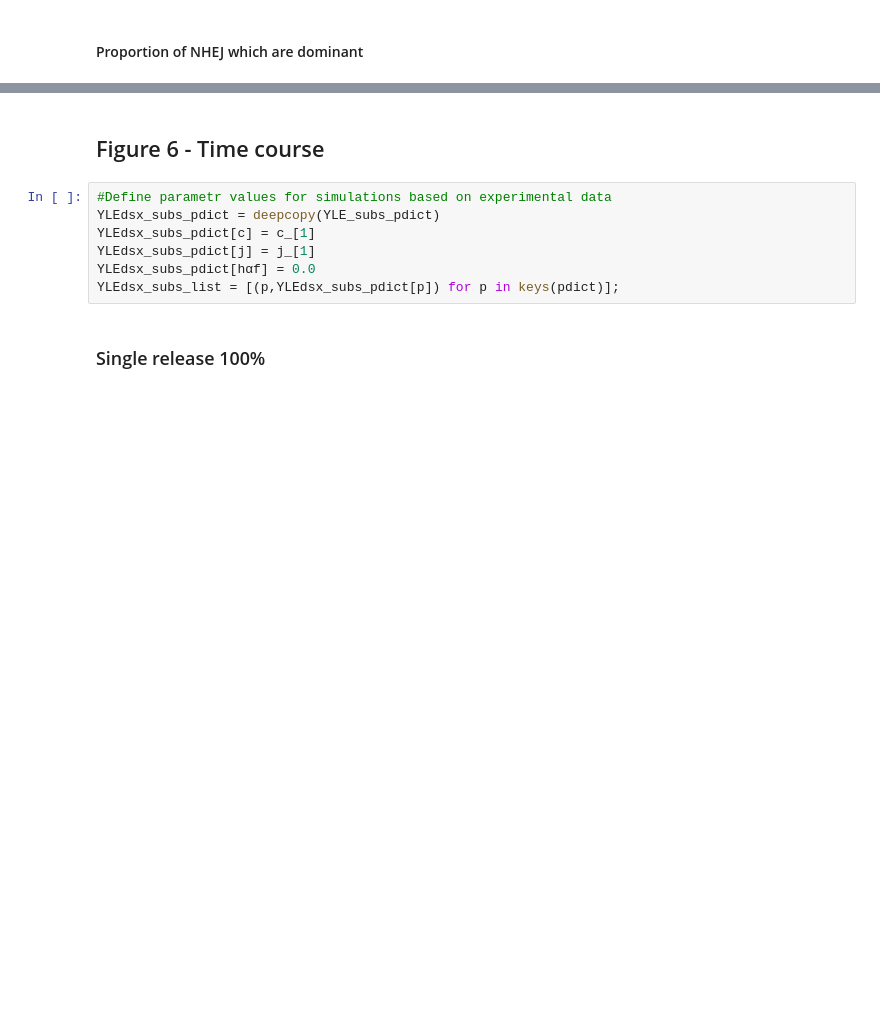
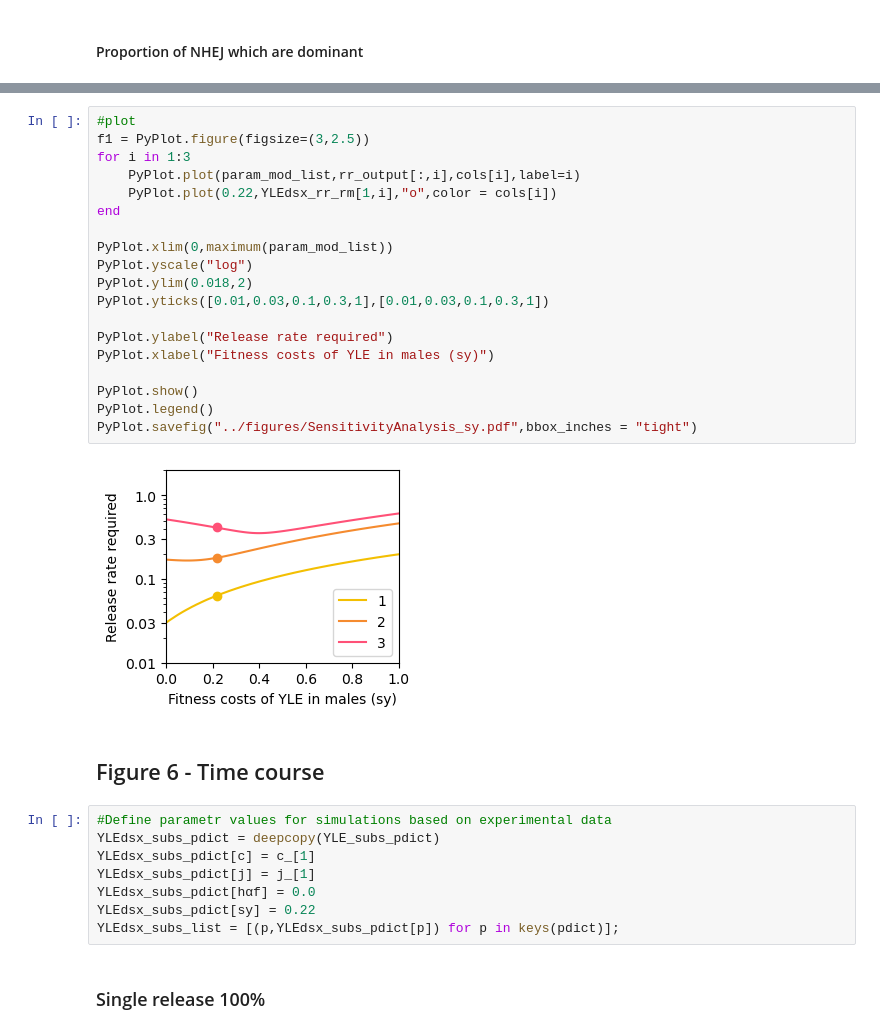
Before and after one commit to KatieWillis/YLESimulator, a Jupyter notebook: YLEScript.ipynb, the cells around one changed output, grey strips where cells are left out. Saved outputs shown, nothing was run; the diff lists cells and outputs as text; blank space fills up the shorter version.

```diff
--- a/YLEScript.ipynb
+++ b/YLEScript.ipynb
@@ -701,3 +761,24 @@ PyPlot.show()
+# %%
+#plot
+f1 = PyPlot.figure(figsize=(3,2.5))
+for i in 1:3
+    PyPlot.plot(param_mod_list,rr_output[:,i],cols[i],label=i)
+    PyPlot.plot(0.22,YLEdsx_rr_rm[1,i],"o",color = cols[i])
+end
+
+PyPlot.xlim(0,maximum(param_mod_list))
+PyPlot.yscale("log")
+PyPlot.ylim(0.018,2)
+PyPlot.yticks([0.01,0.03,0.1,0.3,1],[0.01,0.03,0.1,0.3,1])
+
+PyPlot.ylabel("Release rate required")
+PyPlot.xlabel("Fitness costs of YLE in males (sy)")
+
+PyPlot.show()
+PyPlot.legend()
+PyPlot.savefig("../figures/SensitivityAnalysis_sy.pdf",bbox_inches = "tight")
+# %% [output]
+[figure, added]
 # %% [markdown]
 ## Figure 6 - Time course
 # %%
@@ -706,6 +787,7 @@ YLEdsx_subs_pdict = deepcopy(YLE_subs_pdict)
 YLEdsx_subs_pdict[c] = c_[1]
 YLEdsx_subs_pdict[j] = j_[1]
 YLEdsx_subs_pdict[hαf] = 0.0
+YLEdsx_subs_pdict[sy] = 0.22
 YLEdsx_subs_list = [(p,YLEdsx_subs_pdict[p]) for p in keys(pdict)];
 # %% [markdown]
 ### Single release 100%
```
Also changed, not shown: parts of 57 cells of this notebook, 1 other file.
